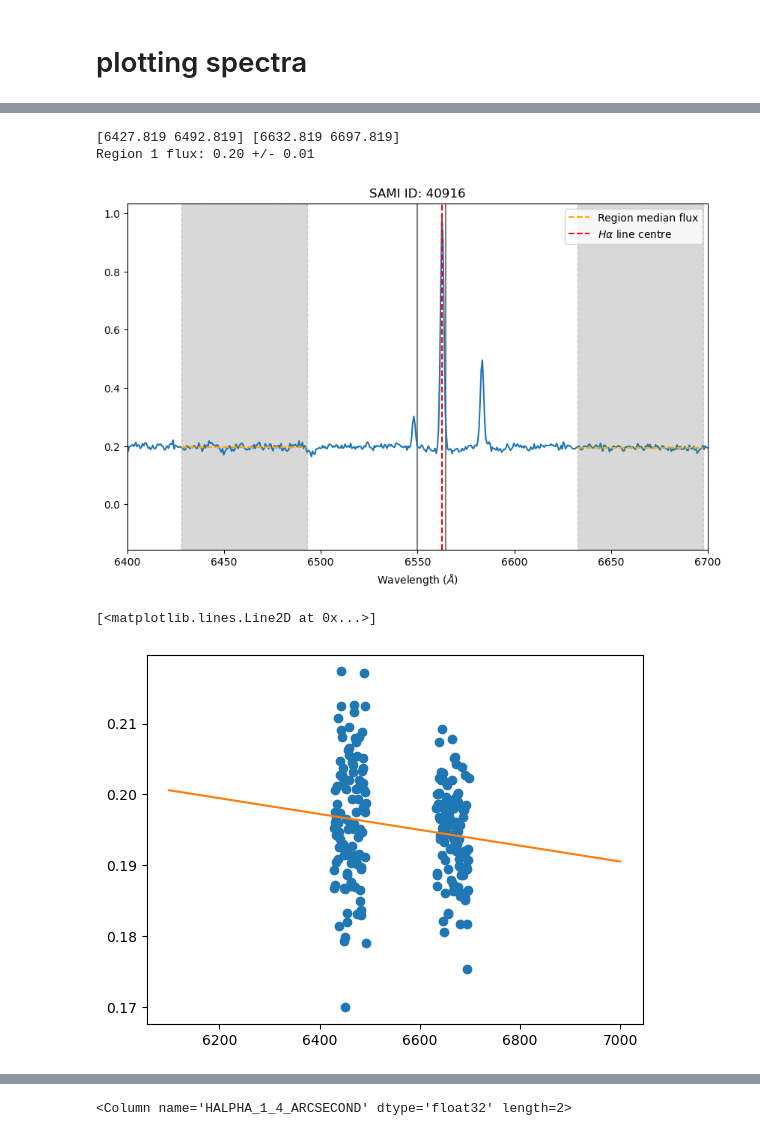
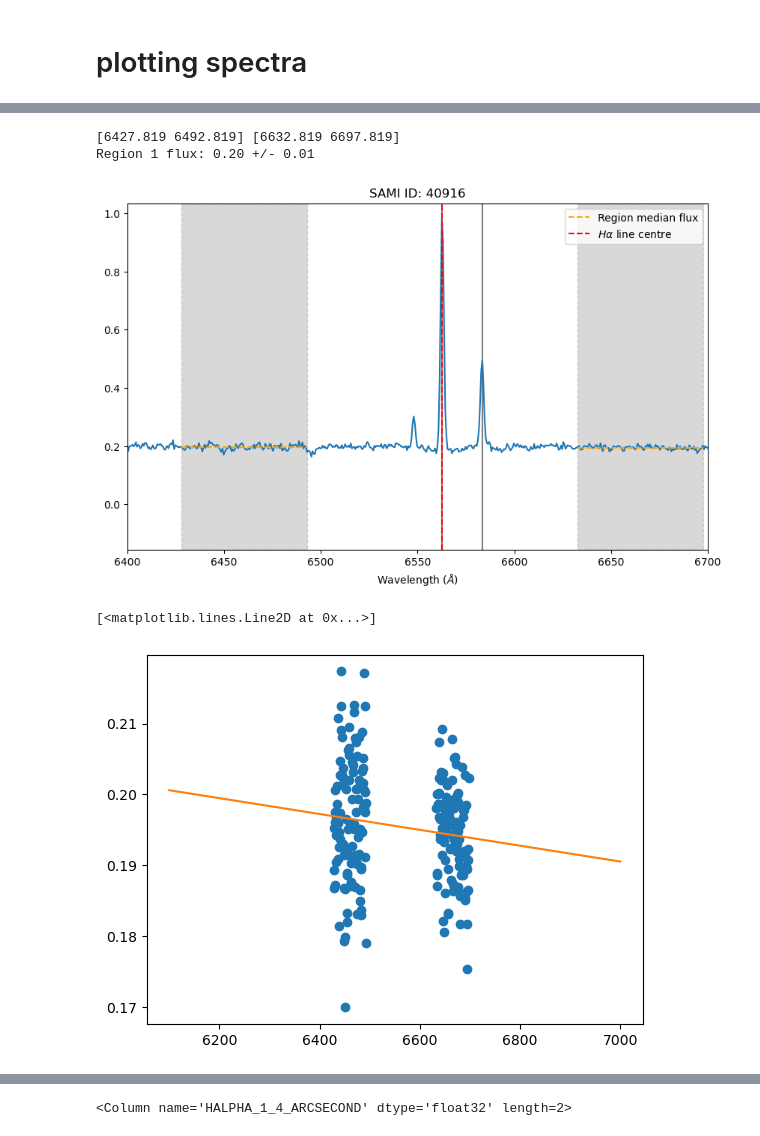
Before and after one commit to mspan4/sami_tools_smc_mspa4681, a Jupyter notebook: EW_Ha_analysis.ipynb, the cells around one changed output, grey strips where cells are left out. Cells and saved outputs as stored; diff of their text form; code cells hidden in the pictures.

```diff
--- a/EW_Ha_analysis.ipynb
+++ b/EW_Ha_analysis.ipynb
@@ -184,7 +114,7 @@ fig, ax = plt.subplots(1,1, figsize=(10,6))
 
 sami_flux_red, sami_lam_red_zcorr = get_redshift_corrected_spectra(CATID)
 ax.plot(sami_lam_red_zcorr, sami_flux_red)
-plot_line_lam(ax, z=0, annotations=False)
+plot_tools.plot_line_lam(ax, z=0, annotations=False)
 ax.set_title(f"SAMI ID: {CATID}")
 ax.set_xlabel(r"Wavelength ($\AA$)")
 ax.set_xlim(6100,7000)
@@ -223,34 +153,34 @@ ax.legend()
 ax.set_xlim(6400, 6700)
 
 plt.show()
 
 plt.figure()
 
 region_width = 65
 region_separation = 140
 Ha_lam = 6562.819
 region1 = np.array([-region_width, 0]) + Ha_lam - region_separation/2
 region2 = np.array([0, region_width]) + Ha_lam + region_separation/2
 regions = (region1, region2)
 
 # get the relevant points for line fitting
 regions_mask = (sami_lam_red_zcorr >= regions[0][0]) & (sami_lam_red_zcorr <= regions[0][1]) | (sami_lam_red_zcorr >= regions[1][0]) & (sami_lam_red_zcorr <= regions[1][1])
 regions_sami_lam_red_zcorr = sami_lam_red_zcorr[regions_mask]
 regions_sami_flux_red = sami_flux_red[regions_mask]
 
 plt.plot(regions_sami_lam_red_zcorr, regions_sami_flux_red, 'o')
 
 # fit a line to these points
 res = sp.stats.linregress(regions_sami_lam_red_zcorr, regions_sami_flux_red)
 slope, intercept, slope_err, intercept_err = res.slope, res.intercept, res.stderr, res.intercept_stderr
 continuum_flux = slope*Ha_lam + intercept
 continuum_flux_err = np.sqrt( (slope_err*Ha_lam)**2 + intercept_err**2 )
 lambda_fit = np.linspace(6100, 7000, 1000)
 plt.plot(lambda_fit, slope*lambda_fit + intercept, label='Linear fit to continuum regions')
 # %% [output]
 [6427.819 6492.819] [6632.819 6697.819]
 Region 1 flux: 0.20 +/- 0.01
-[figure, old version]
+[figure, new version]
 [<matplotlib.lines.Line2D at 0x...>]
 [figure]
 # %%
```
Also changed, not shown: parts of 7 cells of this notebook, 3 other files.
